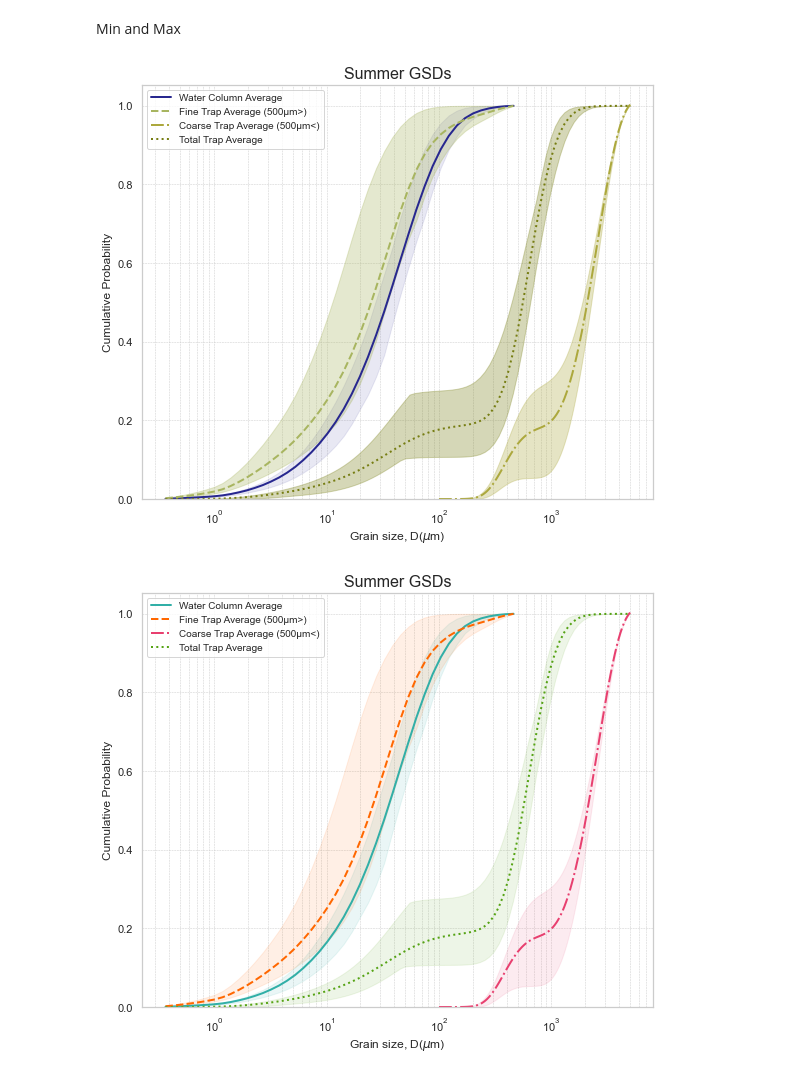
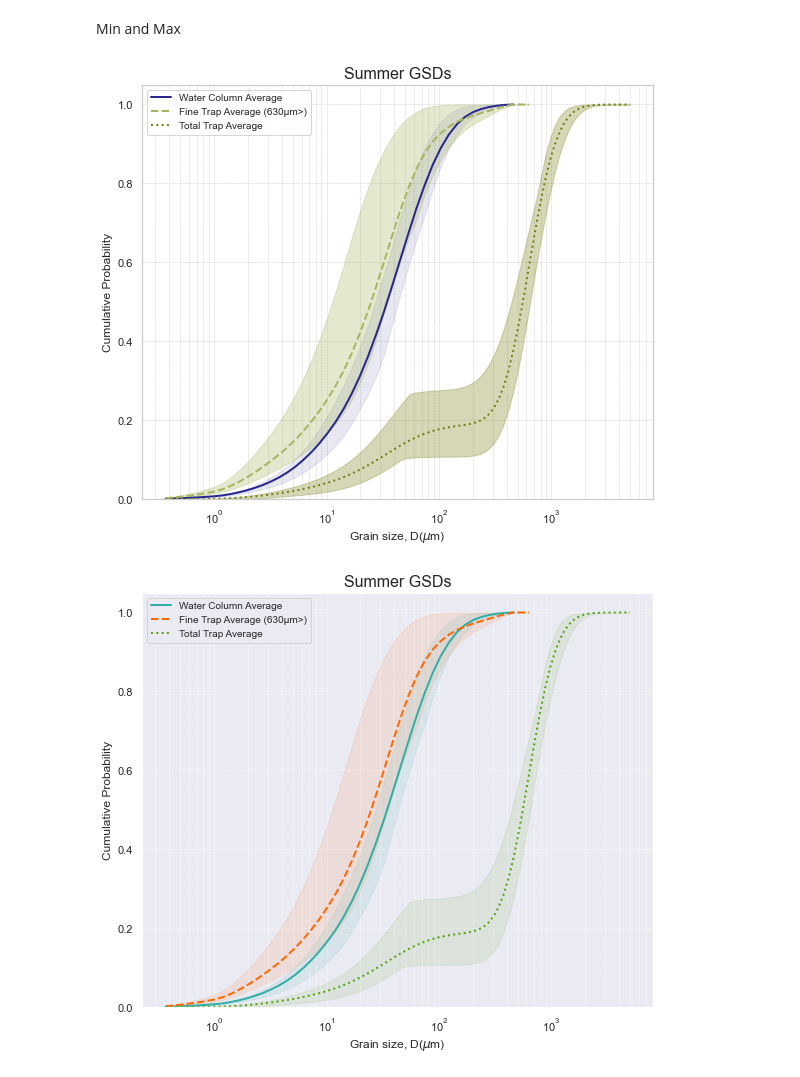
Before and after one commit to nicole-hucke/sediment_trap_paper, a Jupyter notebook: data_analysis/GSD_trap_vs_WC_analysis/GSD_plots_paper.ipynb, the cells around one changed output. Drawn from its saved outputs; the diff is of its cells as text; code cells hidden in the pictures.

```diff
--- a/data_analysis/GSD_trap_vs_WC_analysis/GSD_plots_paper.ipynb
+++ b/data_analysis/GSD_trap_vs_WC_analysis/GSD_plots_paper.ipynb
@@ -412,49 +477,45 @@ Min and Max
 # %%
 sns.set(style='whitegrid')
 fig, ax = plt.subplots(figsize=(8, 7))
 
 # plot the faded distribution between min and max
 ax.fill_between(water_SM_cdf['Size'], water_SM_cdf['d10'], water_SM_cdf['d90'], color='#27278F', alpha=0.1)
 ax.fill_between(grain_sizes, trap_SM_cdf['d10'], trap_SM_cdf['d90'], color="#A8B560", alpha=0.3)
-ax.fill_between(grain_sizes_coarse, trap_SM_coarse_cdf['d10'], trap_SM_coarse_cdf['d90'], color="#ACA83D", alpha=0.3)
 ax.fill_between(grain_sizes_full, trap_SM_full_cdf['d10'], trap_SM_full_cdf['d90'], color="#767D12", alpha=0.3)
 
 
 # plot the average lines
 ax.plot(water_SM_cdf['Size'], water_SM_cdf['avg'], color="#27278F", linewidth=2, linestyle='-', label='Water Column Average')
-ax.plot(grain_sizes, trap_SM_cdf['avg'], color="#A8B560", linewidth=2, linestyle='--', label='Fine Trap Average (500µm>)')
-ax.plot(grain_sizes_coarse, trap_SM_coarse_cdf['avg'], color="#ACA83D", linewidth=2, linestyle='-.', label='Coarse Trap Average (500µm<)')
+ax.plot(grain_sizes, trap_SM_cdf['avg'], color="#A8B560", linewidth=2, linestyle='--', label='Fine Trap Average (630µm>)')
 ax.plot(grain_sizes_full, trap_SM_full_cdf['avg'], color="#767D12", linewidth=2, linestyle=':', label='Total Trap Average')
 
 
 ax.set_title('Summer GSDs', fontsize=16)
 ax.set_xlabel('Grain size, D($\mu$m)', fontsize=12)
 ax.set_ylabel('Cumulative Probability', fontsize=12)
 ax.set_xscale('log')
 ax.set_ylim(bottom=0) # ensure the y-axis starts at 0
 
 ax.legend(loc='upper left', frameon=True, fontsize=10)
 ax.grid(True, which='both', linestyle='--', linewidth=0.5)
 
 plt.tight_layout()
 plt.savefig('plots/full_trap/summer_fulltrapGSD_cdf_colorblind.png', dpi=500)
 plt.show()
 # %% [output]
-[figure, old version]
+[figure, new version]
 # %%
-sns.set(style='whitegrid')
+sns.set(style='darkgrid')
 fig, ax = plt.subplots(figsize=(8, 7))
 
 # plot the faded distribution between min and max (Water Column)
 ax.fill_between(water_SM_cdf['Size'], water_SM_cdf['d10'], water_SM_cdf['d90'], color='#31AFA7', alpha=0.1)
 ax.fill_between(grain_sizes, trap_SM_cdf['d10'], trap_SM_cdf['d90'], color="#FF6700", alpha=0.1)
-ax.fill_between(grain_sizes_coarse, trap_SM_coarse_cdf['d10'], trap_SM_coarse_cdf['d90'], color="#E83F6F", alpha=0.1)
 ax.fill_between(grain_sizes_full, trap_SM_full_cdf['d10'], trap_SM_full_cdf['d90'], color="#55A314", alpha=0.1)
 
 # plot the average lines
 ax.plot(water_SM_cdf['Size'], water_SM_cdf['avg'], color="#31AFA7", linewidth=2, linestyle='-', label='Water Column Average')
-ax.plot(grain_sizes, trap_SM_cdf['avg'], color="#FF6700", linewidth=2, linestyle='--', label='Fine Trap Average (500µm>)')
-ax.plot(grain_sizes_coarse, trap_SM_coarse_cdf['avg'], color="#E83F6F", linewidth=2, linestyle='-.', label='Coarse Trap Average (500µm<)')
+ax.plot(grain_sizes, trap_SM_cdf['avg'], color="#FF6700", linewidth=2, linestyle='--', label='Fine Trap Average (630µm>)')
 ax.plot(grain_sizes_full, trap_SM_full_cdf['avg'], color="#55A314", linewidth=2, linestyle=':', label='Total Trap Average')
 
 ax.set_title('Summer GSDs', fontsize=16)
@@ -470,4 +531,4 @@ plt.tight_layout()
 plt.savefig('plots/full_trap/summer_fulltrapGSD_cdf.png', dpi=500)
 plt.show()
 # %% [output]
-[figure, old version]
+[figure, new version]
```
Also changed, not shown: parts of 9 cells of this notebook, 6 other files.
